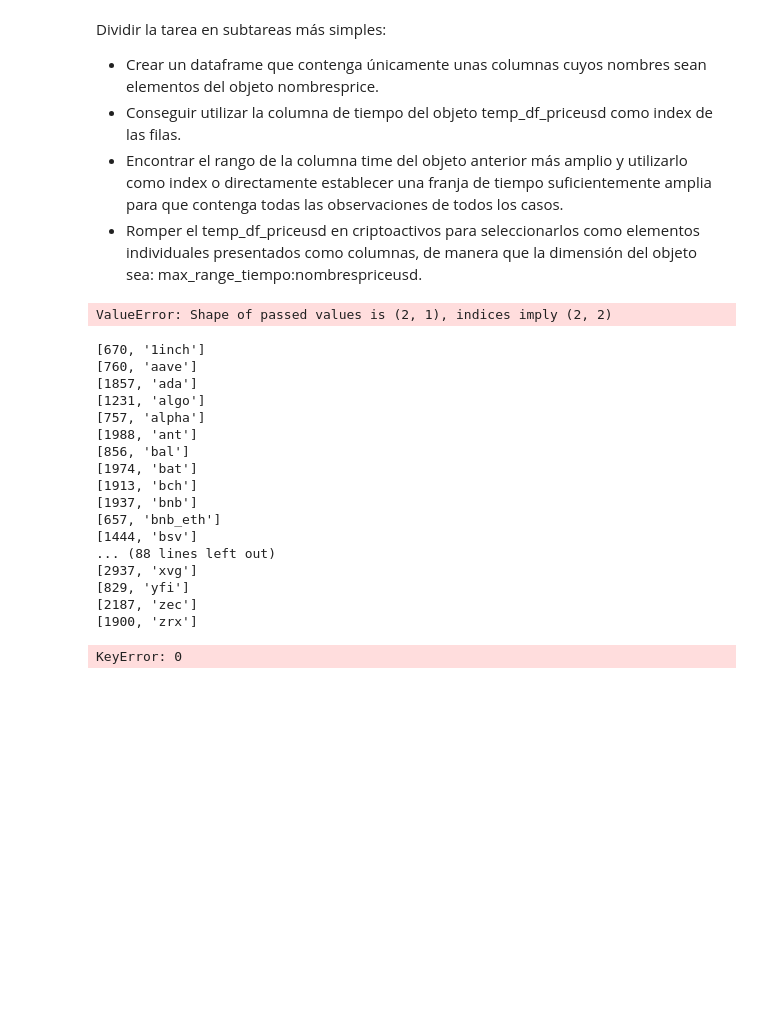
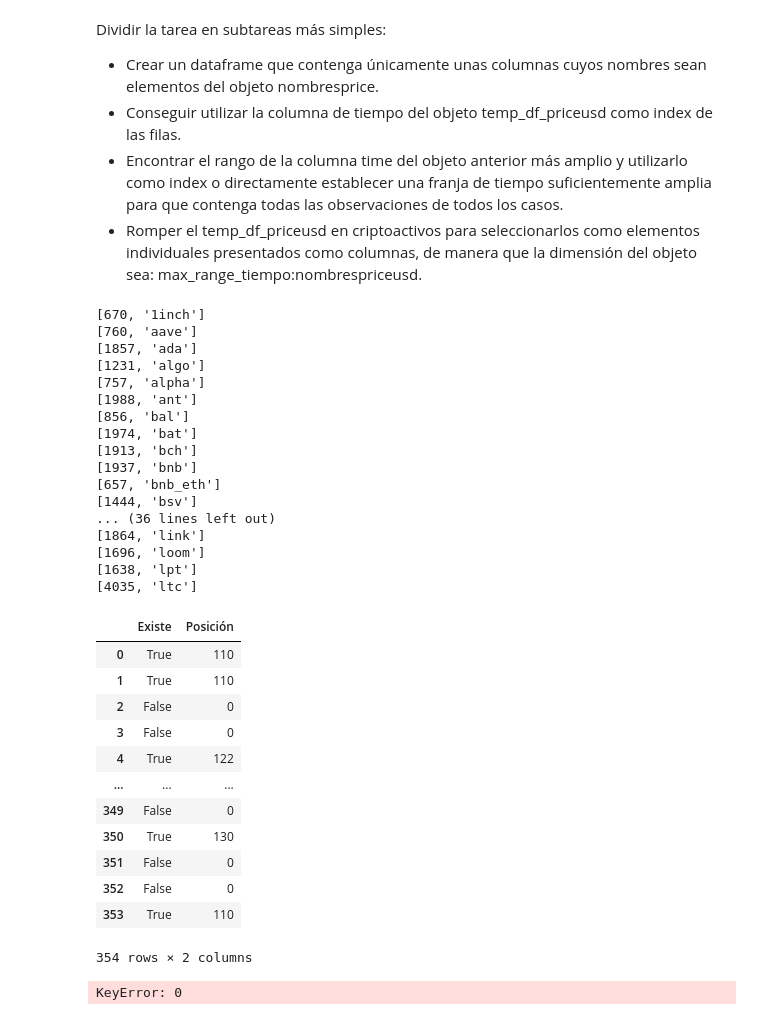
Before and after one commit to Filibustero/cryptocurrency-market-efficiency, a Jupyter notebook: Cryptocurrency Market Efficiency.ipynb, the cells around one changed output. Saved outputs shown, nothing was run; the diff lists cells and outputs as text; code cells hidden in the pictures; blank space fills up the shorter version.

```diff
--- a/Cryptocurrency Market Efficiency.ipynb
+++ b/Cryptocurrency Market Efficiency.ipynb
@@ -270,28 +270,6 @@ En este punto se crean dos listas de dataframes diferentes. En una de ellas se e
 En cambio, la lista que solo tiene los activos que incluyen la columna "PriceUSD" se denomina _dflistpriceusd_.
 
 Finalmente, la creación de una lista vacía _nombresprice_ permite agregar el nombre del activo del bloque _if "PriceUSD" in temp..._ a la lista vacía, por lo que coincidirán con la lista _dflistpriceusd_.
-# %%
-# Este es el chunk válido (modificado cambiando un par de comandos de sitio: el append de ambos)
-nombresprice = []
-dflistcompleto = []
-dflistpriceusd = []
-for i in range(len(nombres)):
-    temp_df = pd.read_csv(filepath_or_buffer = "csv221022/" + nombres[i] + ".csv",
-                          header = 0,
-                          sep = ",")
-    dflistcompleto.append(temp_df)
-    if "PriceUSD" in temp_df.columns:
-        temp_df_priceusd = pd.read_csv(filepath_or_buffer = "csv221022/" + nombres[i] + ".csv",
-                          header = 0,
-                          usecols = ["time", "PriceUSD"],
-                          sep = ",")
-        temp_df_priceusd.set_index("time")
-        temp_df_priceusd.drop(columns = "time")
-        dflistpriceusd.append(temp_df_priceusd)
-        activorow = nombres[i]
-        nombresprice.append(activorow)
-    else:
-        continue
 # %%
 nombresprice
 # %% [output]
@@ -338,14 +316,6 @@ df3 = df.loc[df['Existe'] == True]
 print([len(df2),len(dflistpriceusd), len(df3)])
 # %% [output]
 [104, 104, 0]
-# %%
-idx = 0
-df_merged = pd.DataFrame(data = )
-for i, row in df_merged.iterrows():
-    for true_move in range((row['max_move_%']) * (- 1), row['max_move_%']+1):
-        price_new = df_merged.iloc[i]['price'] * (1 + true_move / 100.00)
-        df_new.loc[idx] = row.values.tolist() + [true_move, price_new]
-        idx += 1
 # %% [markdown]
 # POR AQUI: Creando un loop que añada una row en cada iteracción. Queda pendiente descifrar el chunk de ejemplo según el [Link](https://stackoverflow.com/questions/50188852/python-add-rows-into-existing-dataframe-with-loop)
 
@@ -358,11 +328,6 @@ Dividir la tarea en subtareas más simples:
 * Conseguir utilizar la columna de tiempo del objeto temp_df_priceusd como index de las filas.
 * Encontrar el rango de la columna time del objeto anterior más amplio y utilizarlo como index o directamente establecer una franja de tiempo suficientemente amplia para que contenga todas las observaciones de todos los casos.
 * Romper el temp_df_priceusd en criptoactivos para seleccionarlos como elementos individuales presentados como columnas, de manera que la dimensión del objeto sea: max_range_tiempo:nombrespriceusd.
-# %%
-dfindex = pd.DataFrame(data = [len(dflistpriceusd[0]), nombresprice[0]],
-                       columns = ["Index", "Activo"])
-# %% [output]
-ValueError: Shape of passed values is (2, 1), indices imply (2, 2)
 # %%
 # this
 contador = 0
@@ -374,30 +339,45 @@ for i, row in dfindex.iterrows():
 # %%
 listnombresprice = []
 for i in range(len(dflistpriceusd)):
     print([len(dflistpriceusd[i]), nombresprice[i]])
-    dfnombresprice =
 
+
+# Dataframe que marca si existe en la lista y su posición en la lista original
 df = pd.DataFrame({
     "Existe": boo,
     "Posición": longli})
+df
 # %% [output]
 [670, '1inch']
 [760, 'aave']
 [1857, 'ada']
 [1231, 'algo']
 [757, 'alpha']
 [1988, 'ant']
 [856, 'bal']
 [1974, 'bat']
 [1913, 'bch']
 [1937, 'bnb']
 [657, 'bnb_eth']
 [1444, 'bsv']
-... (88 lines left out)
-[2937, 'xvg']
-[829, 'yfi']
-[2187, 'zec']
-[1900, 'zrx']
+... (36 lines left out)
+[1864, 'link']
+[1696, 'loom']
+[1638, 'lpt']
+[4035, 'ltc']
+|  | Existe | Posición |
+| 0 | True | 110 |
+| 1 | True | 110 |
+| 2 | False | 0 |
+| 3 | False | 0 |
+| 4 | True | 122 |
+| ... | ... | ... |
+| 349 | False | 0 |
+| 350 | True | 130 |
+| 351 | False | 0 |
+| 352 | False | 0 |
+| 353 | True | 110 |
+354 rows × 2 columns
 # %%
 maslargo = []
 for i in range(len(dflistpriceusd)):
```
Also changed, not shown: 1 other file.
